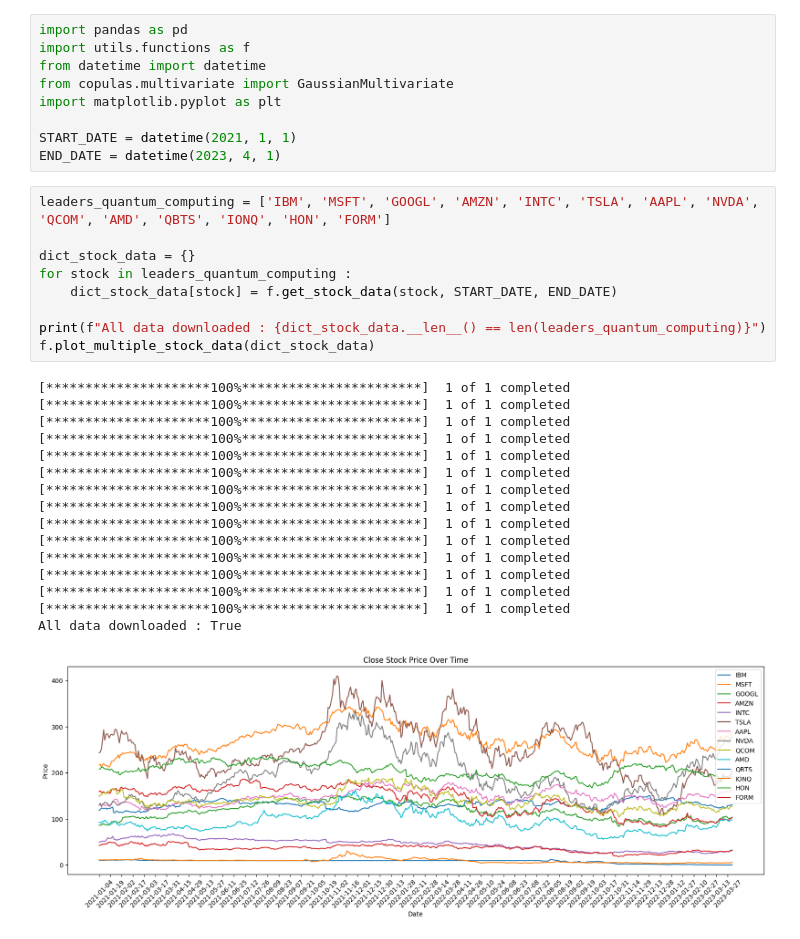
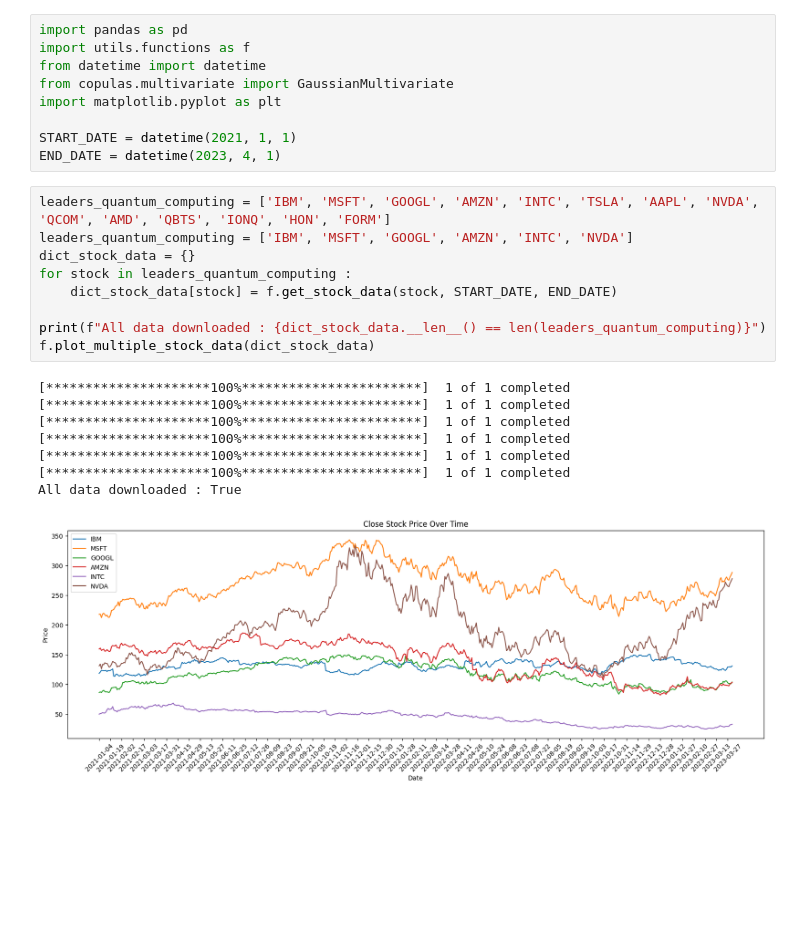
Before and after one commit to mathias-grau/MAP565, a Jupyter notebook: copules.ipynb, the cells around one changed output. Saved outputs shown, nothing was run; the diff lists cells and outputs as text; blank space fills up the shorter version.

```diff
--- a/copules.ipynb
+++ b/copules.ipynb
@@ -9,27 +13,19 @@ START_DATE = datetime(2021, 1, 1)
 END_DATE = datetime(2023, 4, 1)
 # %%
 leaders_quantum_computing = ['IBM', 'MSFT', 'GOOGL', 'AMZN', 'INTC', 'TSLA', 'AAPL', 'NVDA', 'QCOM', 'AMD', 'QBTS', 'IONQ', 'HON', 'FORM']
-
+leaders_quantum_computing = ['IBM', 'MSFT', 'GOOGL', 'AMZN', 'INTC', 'NVDA']
 dict_stock_data = {}
 for stock in leaders_quantum_computing :
     dict_stock_data[stock] = f.get_stock_data(stock, START_DATE, END_DATE)
 
 print(f"All data downloaded : {dict_stock_data.__len__() == len(leaders_quantum_computing)}")
 f.plot_multiple_stock_data(dict_stock_data)
 # %% [output]
-[*********************100%***********************]  1 of 1 completed
-[*********************100%***********************]  1 of 1 completed
-[*********************100%***********************]  1 of 1 completed
-[*********************100%***********************]  1 of 1 completed
-[*********************100%***********************]  1 of 1 completed
-[*********************100%***********************]  1 of 1 completed
-[*********************100%***********************]  1 of 1 completed
-[*********************100%***********************]  1 of 1 completed
 [*********************100%***********************]  1 of 1 completed
 [*********************100%***********************]  1 of 1 completed
 [*********************100%***********************]  1 of 1 completed
 [*********************100%***********************]  1 of 1 completed
 [*********************100%***********************]  1 of 1 completed
 [*********************100%***********************]  1 of 1 completed
 All data downloaded : True
-[figure, old version]
+[figure, new version]
```
Also changed, not shown: parts of 17 cells of this notebook, 3 other files.
